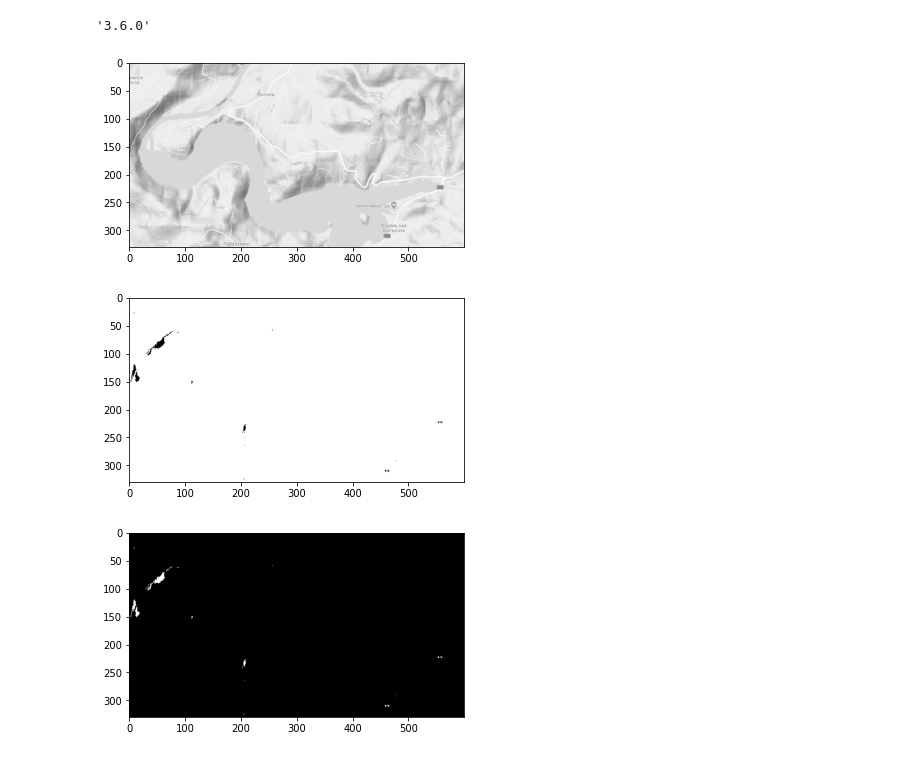
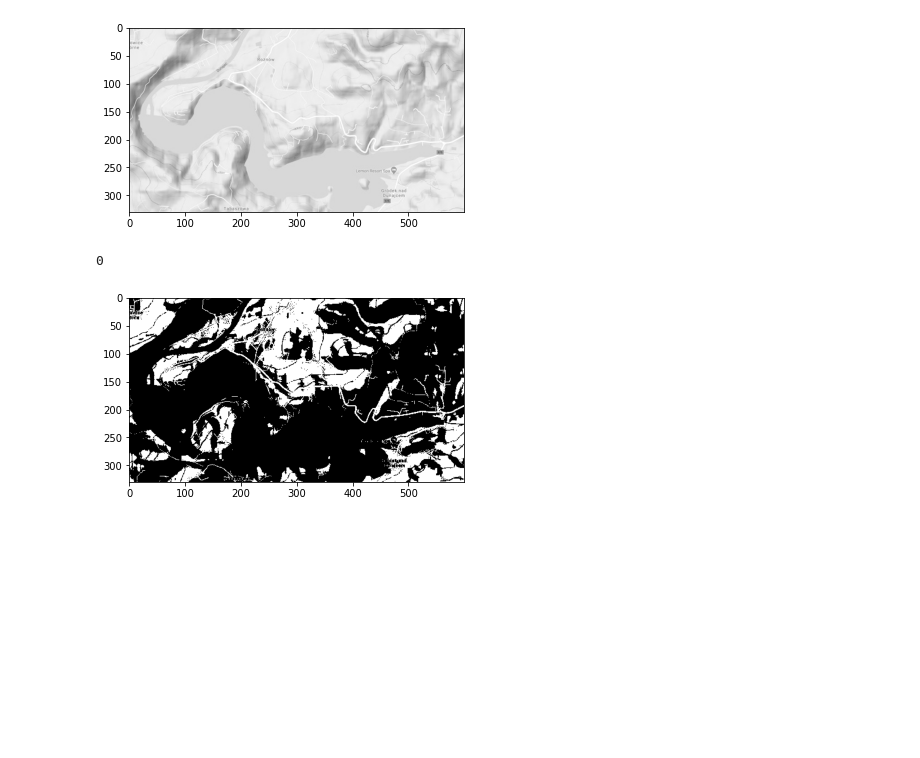
Before and after one commit to Pyother/discrete-modeling, a Jupyter notebook: Laboratory_1_dimming_brigthening/project.ipynb, the cells around one changed output. Drawn from its saved outputs; the diff is of its cells as text; code cells hidden in the pictures; blank space fills up the shorter version.

```diff
--- a/Laboratory_1_dimming_brigthening/project.ipynb
+++ b/Laboratory_1_dimming_brigthening/project.ipynb
@@ -1,33 +1,47 @@
-# %%
-import matplotlib
-matplotlib.__version__
-# %% [output]
-'3.6.0'
 # %%
 import cv2
 import numpy as np
 from matplotlib import pyplot as plt
 from mpl_toolkits.mplot3d import Axes3D
+from PIL import ImageTk, Image
+from tkinter import *
+from tkinter import ttk
 
 # Read and show the image:
-img = cv2.imread('resources\\terrain_map_01.jpg')
+img = cv2.imread('resources\\terrain_map_01.png')
 plt.imshow(img)
 plt.show()
 
 # Function for brightening:
-def threshold(img, thresh=127):
+def threshold(img, thresh):
         return((img > thresh) * 255).astype("uint8")
 
 # Function for dimming:
-def reverse_threshold(img, thresh=127):
+def reverse_threshold(img, thresh):
         return((img < thresh) * 255).astype("uint8")
 
 # Usage:
-plt.imshow(threshold(img), cmap='gray')
-plt.show()
-plt.imshow(reverse_threshold(img), cmap='gray')
-plt.show()
+def display():
+        plt.imshow(threshold(img, 233), cmap='gray')
+        plt.show()
+
+
+# Create Tkinter window:
+root = Tk()
+root.geometry("600x600")
+root.title("Binarization threshold")
+
+slider = Scale(root, from_=0, to=255, tickinterval=5, orient=VERTICAL)
+slider.pack()
+print(slider.get())
+
+button = Button(root, text="Wyświetl zdjęcie", command=display)
+button.pack()
+
+
+
+root.mainloop()
 # %% [output]
 [figure]
+0
-[figure, old version]
+[figure, new version]
-[figure, removed]
```
Also changed, not shown: 5 other files.
